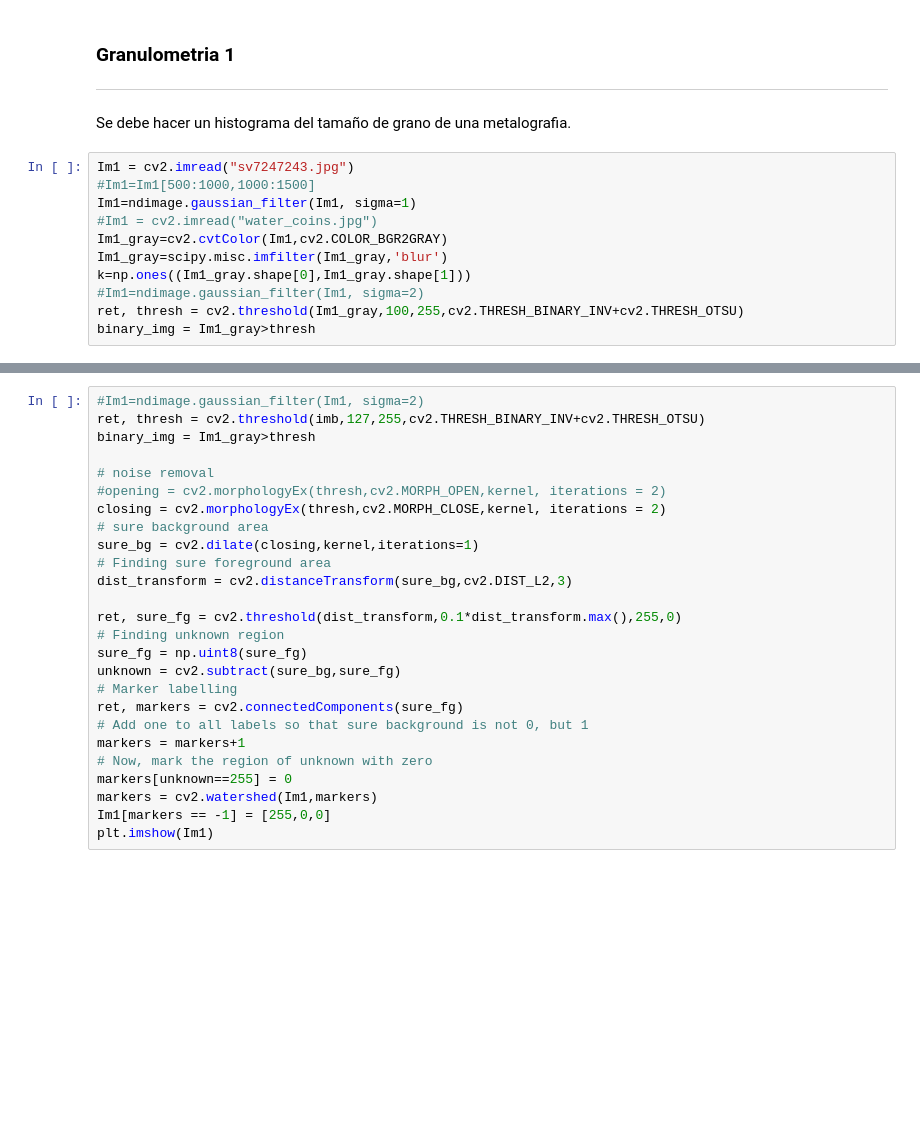
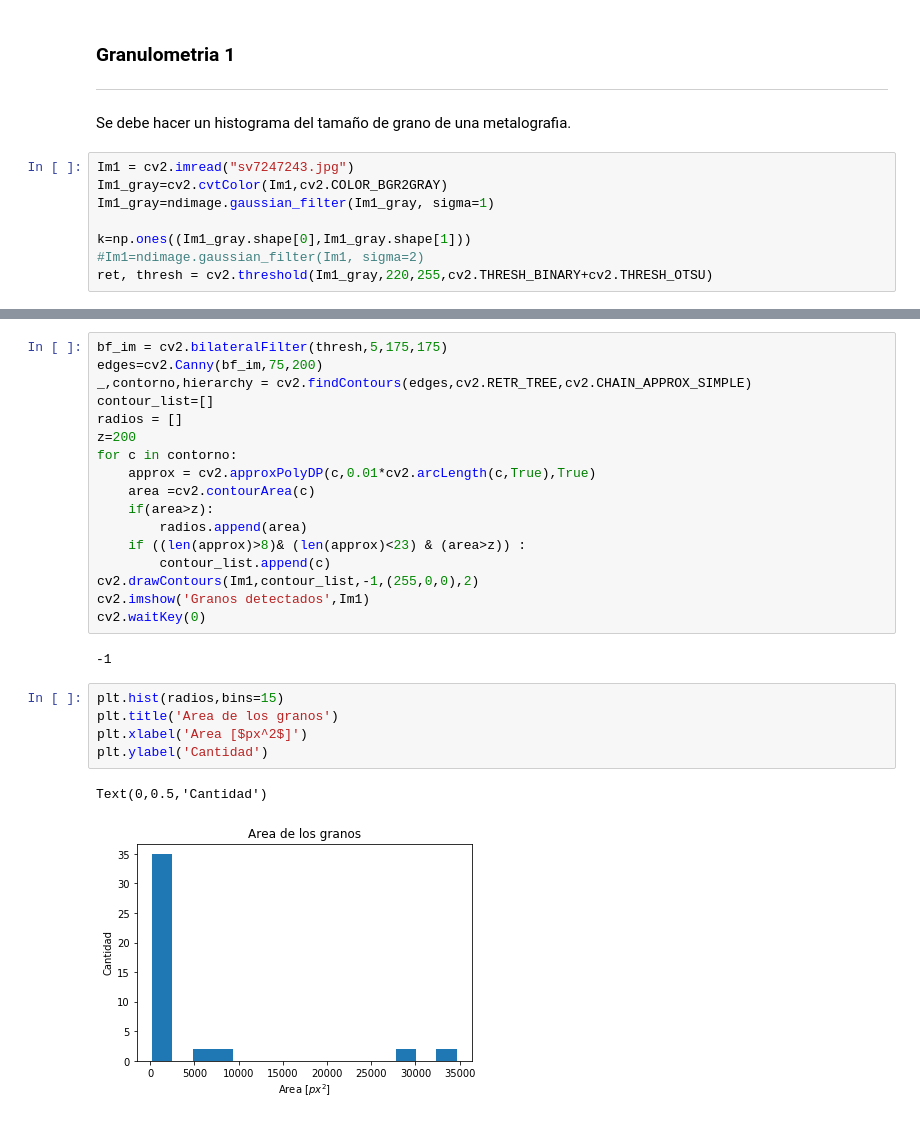
Before and after one commit to OscarEMejia/Herramientas-Computacionales, a Jupyter notebook: Analisis_Imagen/intro_imagenes.ipynb, the cells around one changed output, grey strips where cells are left out. Cells and saved outputs as stored; diff of their text form; blank space fills up the shorter version.

```diff
--- a/Analisis_Imagen/intro_imagenes.ipynb
+++ b/Analisis_Imagen/intro_imagenes.ipynb
@@ -288,12 +288,9 @@ from skimage.feature import peak_local_max
 Se debe  hacer un histograma del tamaño de grano de una metalografia.
 # %%
 Im1 = cv2.imread("sv7247243.jpg")
-#Im1=Im1[500:1000,1000:1500]
-Im1=ndimage.gaussian_filter(Im1, sigma=1)
-#Im1 = cv2.imread("water_coins.jpg")
 Im1_gray=cv2.cvtColor(Im1,cv2.COLOR_BGR2GRAY)
-Im1_gray=scipy.misc.imfilter(Im1_gray,'blur')
+Im1_gray=ndimage.gaussian_filter(Im1_gray, sigma=1)
+
 k=np.ones((Im1_gray.shape[0],Im1_gray.shape[1]))
 #Im1=ndimage.gaussian_filter(Im1, sigma=2)
-ret, thresh = cv2.threshold(Im1_gray,100,255,cv2.THRESH_BINARY_INV+cv2.THRESH_OTSU)
-binary_img = Im1_gray>thresh
+ret, thresh = cv2.threshold(Im1_gray,220,255,cv2.THRESH_BINARY+cv2.THRESH_OTSU)
@@ -384,26 +297,27 @@ plt.show()
-# %%
-#Im1=ndimage.gaussian_filter(Im1, sigma=2)
-ret, thresh = cv2.threshold(imb,127,255,cv2.THRESH_BINARY_INV+cv2.THRESH_OTSU)
-binary_img = Im1_gray>thresh
-
-# noise removal
-#opening = cv2.morphologyEx(thresh,cv2.MORPH_OPEN,kernel, iterations = 2)
-closing = cv2.morphologyEx(thresh,cv2.MORPH_CLOSE,kernel, iterations = 2)
-# sure background area
-sure_bg = cv2.dilate(closing,kernel,iterations=1)
-# Finding sure foreground area
-dist_transform = cv2.distanceTransform(sure_bg,cv2.DIST_L2,3)
-
-ret, sure_fg = cv2.threshold(dist_transform,0.1*dist_transform.max(),255,0)
-# Finding unknown region
-sure_fg = np.uint8(sure_fg)
-unknown = cv2.subtract(sure_bg,sure_fg)
-# Marker labelling
-ret, markers = cv2.connectedComponents(sure_fg)
-# Add one to all labels so that sure background is not 0, but 1
-markers = markers+1
-# Now, mark the region of unknown with zero
-markers[unknown==255] = 0
-markers = cv2.watershed(Im1,markers)
-Im1[markers == -1] = [255,0,0]
-plt.imshow(Im1)
+# %%
+bf_im = cv2.bilateralFilter(thresh,5,175,175)
+edges=cv2.Canny(bf_im,75,200)
+_,contorno,hierarchy = cv2.findContours(edges,cv2.RETR_TREE,cv2.CHAIN_APPROX_SIMPLE)
+contour_list=[]
+radios = []
+z=200
+for c in contorno:
+    approx = cv2.approxPolyDP(c,0.01*cv2.arcLength(c,True),True)
+    area =cv2.contourArea(c)
+    if(area>z):
+        radios.append(area)
+    if ((len(approx)>8)& (len(approx)<23) & (area>z)) :
+        contour_list.append(c)
+cv2.drawContours(Im1,contour_list,-1,(255,0,0),2)
+cv2.imshow('Granos detectados',Im1)
+cv2.waitKey(0)
+# %% [output]
+-1
+# %%
+plt.hist(radios,bins=15)
+plt.title('Area de los granos')
+plt.xlabel('Area [$px^2$]')
+plt.ylabel('Cantidad')
+# %% [output]
+Text(0,0.5,'Cantidad')
+[figure, added]
```
Also changed, not shown: parts of 10 cells of this notebook, 1 other file.
